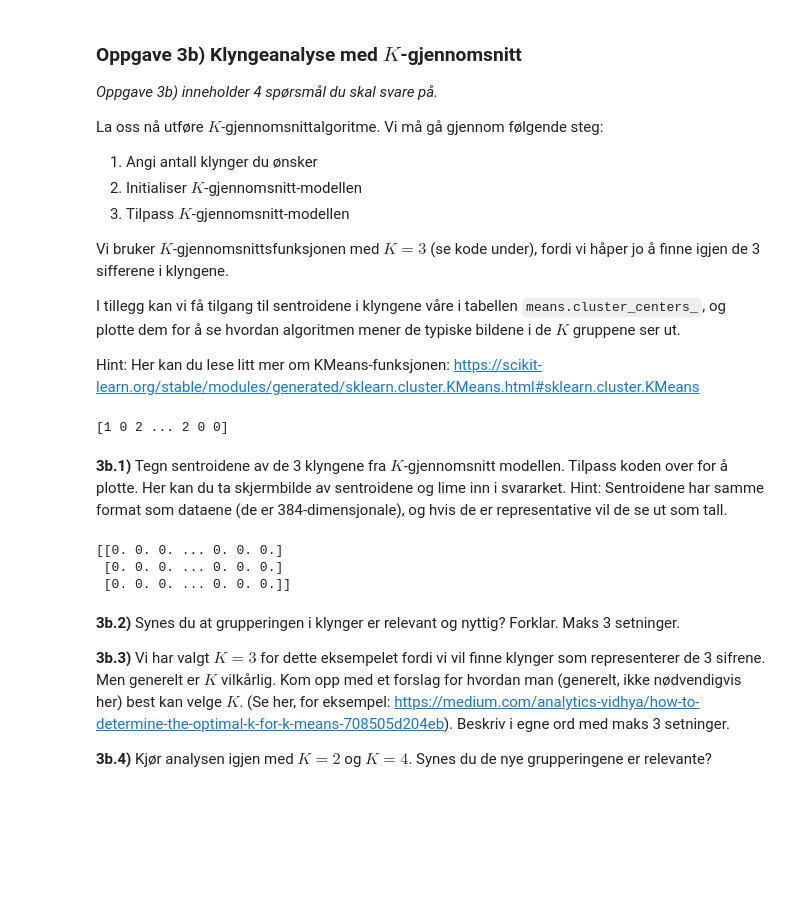
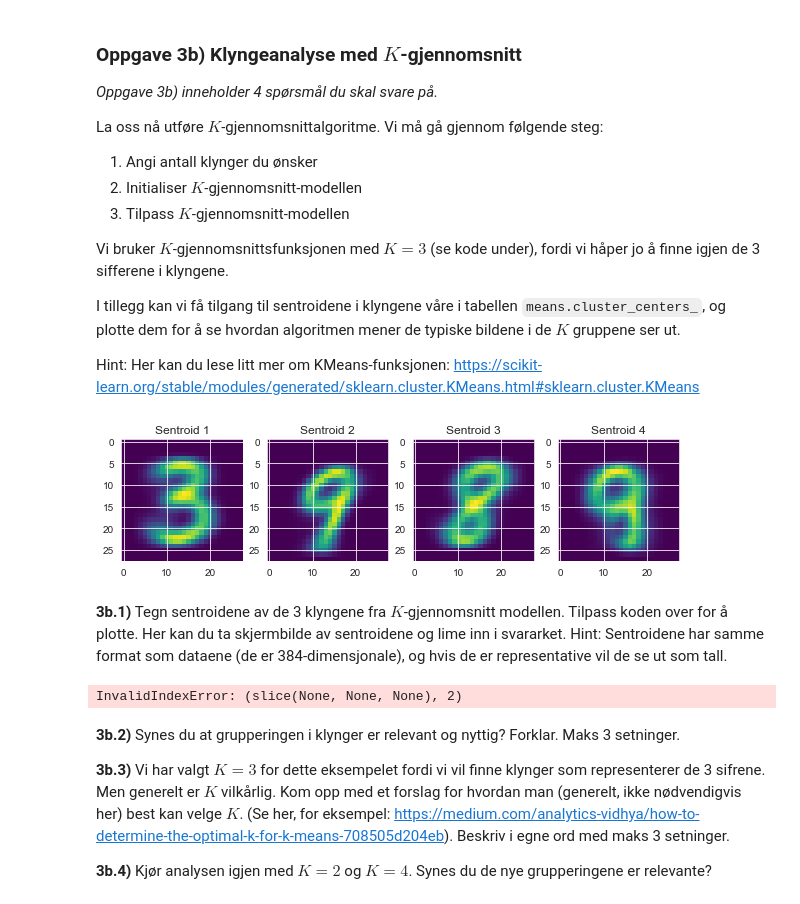
Before and after one commit to sagrimstad/ISTA1003_prosjekt, a Jupyter notebook: oppg3.ipynb, the cells around one changed output. Saved outputs shown, nothing was run; the diff lists cells and outputs as text; code cells hidden in the pictures; blank space fills up the shorter version.

```diff
--- a/oppg3.ipynb
+++ b/oppg3.ipynb
@@ -131,29 +131,41 @@ I tillegg kan vi få tilgang til sentroidene i klyngene våre i tabellen `means.
 
 Hint: Her kan du lese litt mer om KMeans-funksjonen: https://scikit-learn.org/stable/modules/generated/sklearn.cluster.KMeans.html#sklearn.cluster.KMeans
 # %%
-# Steg 1: Antall klynger
-antall_klynger = 3
+# Antall klynger
+antall_klynger = 4
 
-# Steg 2: Initaliser k-means algoritmen
-kmeans = KMeans(n_clusters = antall_klynger, random_state = 1, n_init = 10, init='k-means++')
+# Initialiser k-gjennomsnittsalgoritmen
+kmeans = KMeans(n_clusters=antall_klynger, random_state=1, n_init=10, init='k-means++')
 
-# Steg 3: Tilpass modellen
+# Tilpass modellen
 tilpass = kmeans.fit(images)
-print(tilpass.labels_)
 
-# sentroidene
+# Få sentroidene
 sentroider = kmeans.cluster_centers_
+
+# Konverter sentroidene til et 28x28 bilde (for eksempel)
+sentroid_bilder = sentroider.reshape((antall_klynger, 28, 28))
+
+# Plot sentroidene som bilder
+fig, axs = plt.subplots(1, antall_klynger, figsize=(10, 10))
+
+for i in range(antall_klynger):
+    axs[i].imshow(sentroid_bilder[i], cmap='viridis')
+    axs[i].set_title(f'Sentroid {i + 1}')
+
+plt.show()
 # %% [output]
-[1 0 2 ... 2 0 0]
+[figure, added]
 # %% [markdown]
 **3b.1)** Tegn sentroidene av de 3 klyngene fra $K$-gjennomsnitt modellen. Tilpass koden over for å plotte. Her kan du ta skjermbilde av sentroidene og lime inn i svararket. Hint: Sentroidene har samme format som dataene (de er 384-dimensjonale), og hvis de er representative vil de se ut som tall.
 # %%
 # her kan du skrive koden for å plotte
-print(sentroider)
+plt.scatter(images[:, 0], images[:, 1], c=klynger, cmap='viridis', alpha=0.7)
+plt.scatter(sentroider[:, 0], sentroider[:, 1], c='red', marker='X', s=200)
+plt.title('K-gjennomsnittsentroider og klynger')
+plt.show()
 # %% [output]
-[[0. 0. 0. ... 0. 0. 0.]
- [0. 0. 0. ... 0. 0. 0.]
- [0. 0. 0. ... 0. 0. 0.]]
+InvalidIndexError: (slice(None, None, None), 2)
 # %% [markdown]
 **3b.2)** Synes du at grupperingen i klynger er relevant og nyttig? Forklar. Maks 3 setninger.
 
```
Also changed, not shown: parts of 1 cell of this notebook, 1 other file.
